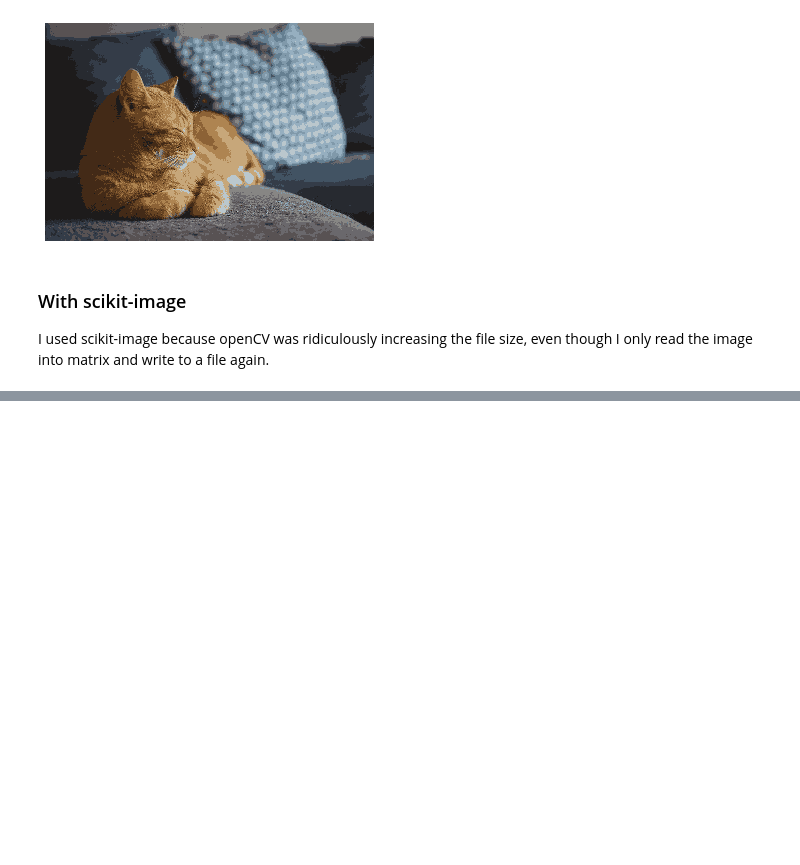
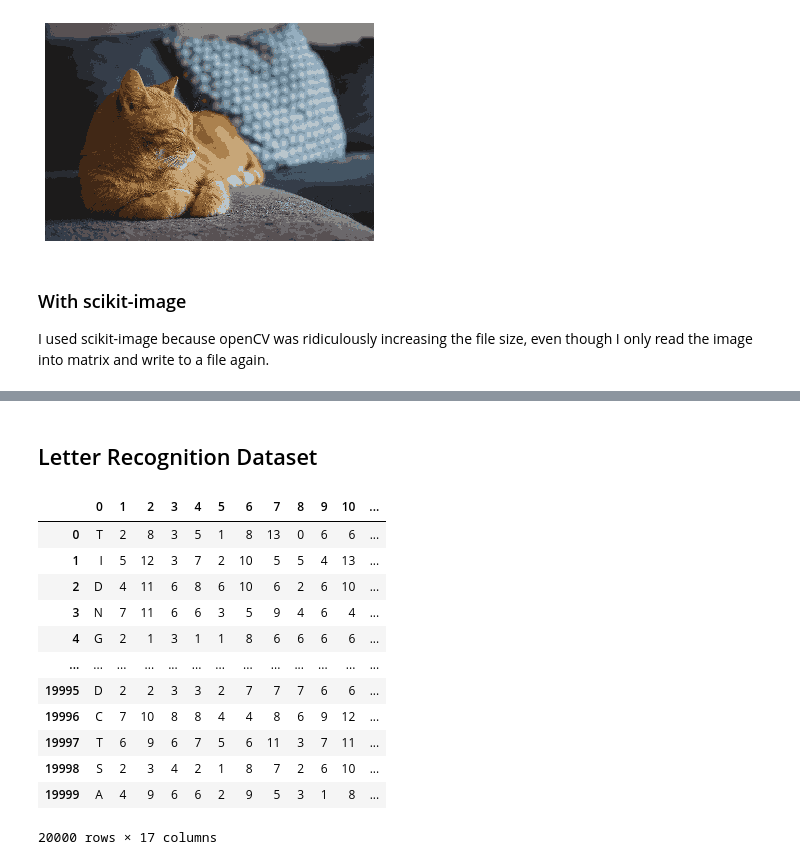
Before and after one commit to tugrulhkarabulut/K-Means-Clustering, a Jupyter notebook: K-Means Clustering.ipynb, the cells around one changed output, grey strips where cells are left out. Saved outputs shown, nothing was run; the diff lists cells and outputs as text; code cells hidden in the pictures; blank space fills up the shorter version.

```diff
--- a/K-Means Clustering.ipynb
+++ b/K-Means Clustering.ipynb
@@ -199,0 +270,19 @@ Compressed in 23.819877862930298 seconds
+# %% [markdown]
+## Letter Recognition Dataset
+# %%
+df = pd.read_csv('example_datasets/letter-recognition.data', header=None)
+df
+# %% [output]
+|  | 0 | 1 | 2 | 3 | 4 | 5 | 6 | 7 | 8 | 9 | 10 | ... |
+| 0 | T | 2 | 8 | 3 | 5 | 1 | 8 | 13 | 0 | 6 | 6 | ... |
+| 1 | I | 5 | 12 | 3 | 7 | 2 | 10 | 5 | 5 | 4 | 13 | ... |
+| 2 | D | 4 | 11 | 6 | 8 | 6 | 10 | 6 | 2 | 6 | 10 | ... |
+| 3 | N | 7 | 11 | 6 | 6 | 3 | 5 | 9 | 4 | 6 | 4 | ... |
+| 4 | G | 2 | 1 | 3 | 1 | 1 | 8 | 6 | 6 | 6 | 6 | ... |
+| ... | ... | ... | ... | ... | ... | ... | ... | ... | ... | ... | ... | ... |
+| 19995 | D | 2 | 2 | 3 | 3 | 2 | 7 | 7 | 7 | 6 | 6 | ... |
+| 19996 | C | 7 | 10 | 8 | 8 | 4 | 4 | 8 | 6 | 9 | 12 | ... |
+| 19997 | T | 6 | 9 | 6 | 7 | 5 | 6 | 11 | 3 | 7 | 11 | ... |
+| 19998 | S | 2 | 3 | 4 | 2 | 1 | 8 | 7 | 2 | 6 | 10 | ... |
+| 19999 | A | 4 | 9 | 6 | 6 | 2 | 9 | 5 | 3 | 1 | 8 | ... |
+20000 rows × 17 columns
```
Also changed, not shown: parts of 27 cells of this notebook, 3 other files.
